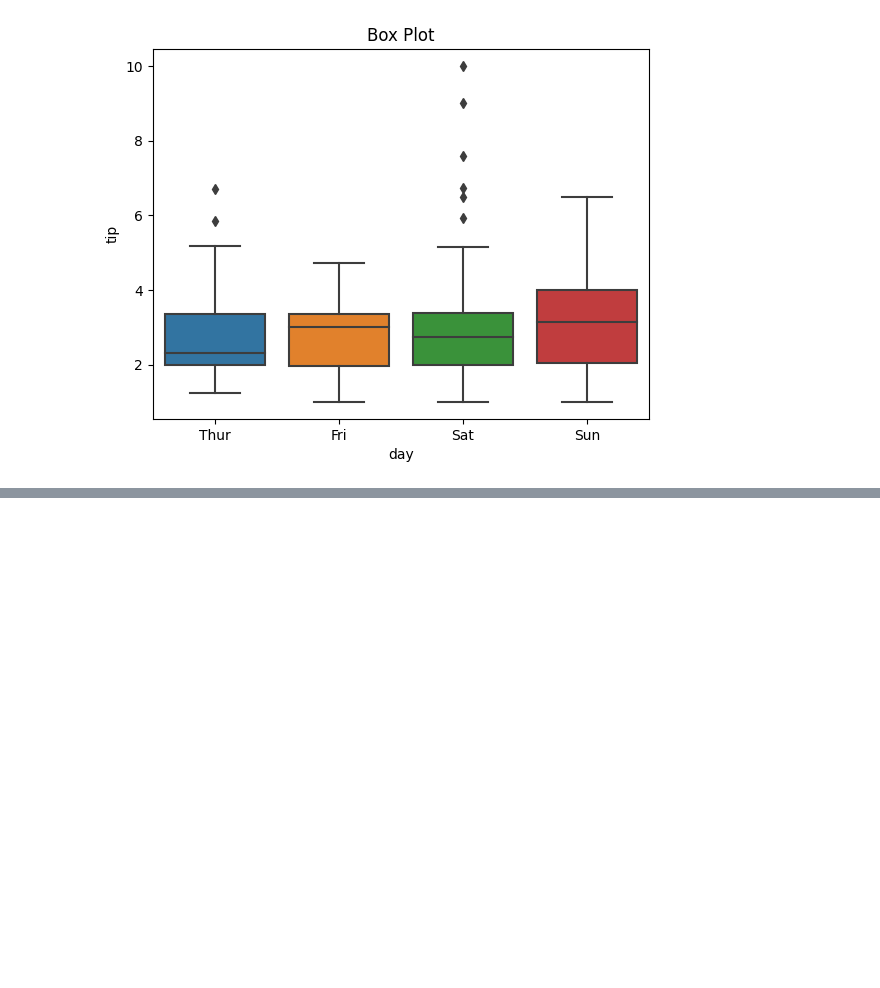
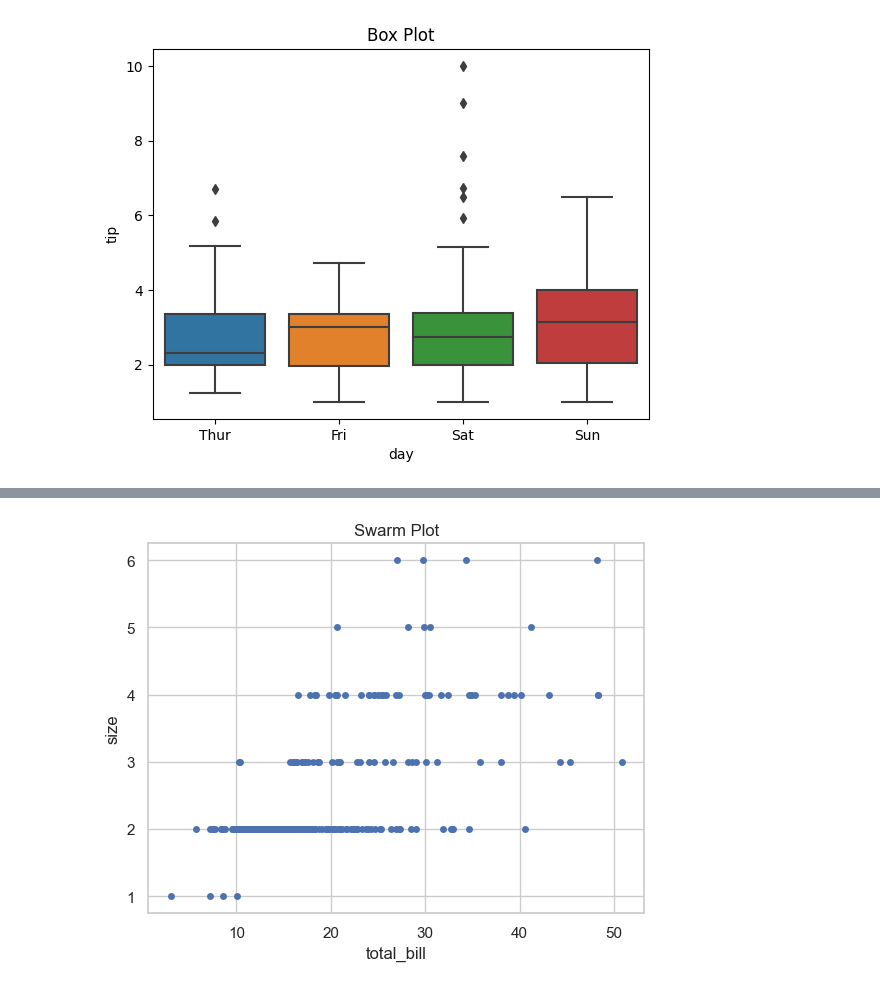
Before and after one commit to shivyelave/Python-Libraries, a Jupyter notebook: Seaborn/seaborn_plots.ipynb, the cells around one changed output, grey strips where cells are left out. Drawn from its saved outputs; the diff is of its cells as text; code cells hidden in the pictures; blank space fills up the shorter version.

Commit message:
[Shiv] Add: Swarm plot using seaborn

```diff
--- a/Seaborn/seaborn_plots.ipynb
+++ b/Seaborn/seaborn_plots.ipynb
@@ -176,0 +182,20 @@ if __name__ == '__main__':
+# %%
+import seaborn as sns
+import matplotlib.pyplot as plt
+import pandas as pd
+
+def main():
+    # Load the tips dataset from seaborn
+    data = sns.load_dataset('tips')
+    sns.set(style = 'whitegrid')
+    # Create a Swarm plot
+    sns.swarmplot(data=data, x='total_bill',y = 'size',native_scale=True)
+    plt.title("Swarm Plot")
+
+    # Display the plot
+    plt.show()
+
+if __name__ == '__main__':
+    main()
+# %% [output]
+[figure, added]
```
Also changed, not shown: parts of 4 cells of this notebook.
